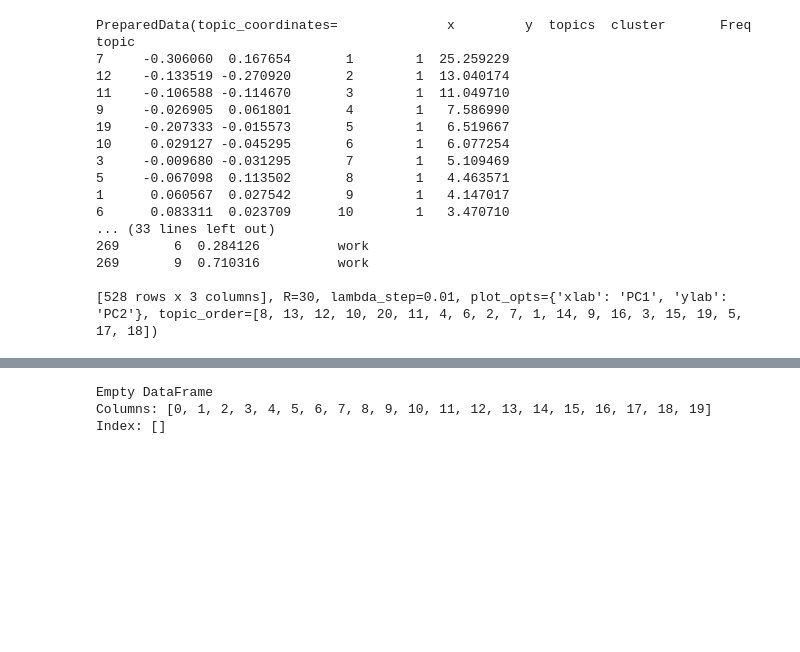
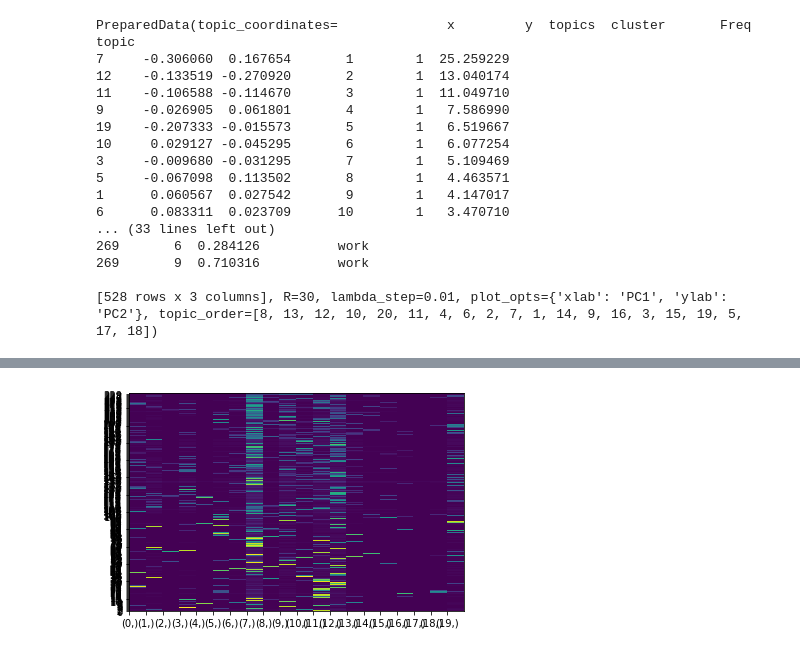
Before and after one commit to Damans227/Timg-5303-ML, a Jupyter notebook: Assignment-3.ipynb, the cells around one changed output, grey strips where cells are left out. Cells and saved outputs as stored; diff of their text form; code cells hidden in the pictures; blank space fills up the shorter version.

```diff
--- a/Assignment-3.ipynb
+++ b/Assignment-3.ipynb
@@ -160,7 +177,7 @@ id2word[0]
 # Build LDA model
 lda_model = gensim.models.ldamodel.LdaModel(corpus=corpus,
                                            id2word=id2word,
-                                           num_topics=20,
+                                           num_topics=num_topics,
                                            random_state=100,
                                            update_every=1,
                                            chunksize=100,
@@ -216,15 +233,3 @@ topic
 269       9  0.710316          work
 
 [528 rows x 3 columns], R=30, lambda_step=0.01, plot_opts={'xlab': 'PC1', 'ylab': 'PC2'}, topic_order=[8, 13, 12, 10, 20, 11, 4, 6, 2, 7, 1, 14, 9, 16, 3, 15, 19, 5, 17, 18])
-# %%
-def getDocTopicWeight(lda_model,new_doc):
-    doc = prepare_text_for_lda(new_doc)
-    new_doc_bow = id2word.doc2bow(doc)
-    doc_topic_weights=lda_model.get_document_topics(new_doc_bow)
-    return doc_topic_weights
-# %%
-df_doctop = pd.DataFrame(columns=range(20))
-for a in data:
-    doc_topic_weights=getDocTopicWeight(lda_model,a)
-    df_doctop.append(doc_topic_weights)
-    print(doc_topic_weights)
@@ -249,6 +236,25 @@ for a in data:
-# %%
-print(df_doctop)
-# %% [output]
-Empty DataFrame
-Columns: [0, 1, 2, 3, 4, 5, 6, 7, 8, 9, 10, 11, 12, 13, 14, 15, 16, 17, 18, 19]
-Index: []
+# %%
+df_doctop = pd.DataFrame(np.zeros((len(data),num_topics),dtype=float), index=np.arange(len(data)), columns=[list(range(num_topics))])
+# %%
+count=0
+
+for a in data:
+    doc_topic_weights = getDocTopicWeight(lda_model, a)
+    for b in doc_topic_weights:
+        # df_doctop = pd.DataFrame(b columns=range(20))
+        df_doctop.at[count, b[0]] = b[1]
+
+        # df_doctop.append(b[1]: doc_topic_weights)
+    # print(doc_topic_weights[:][1])
+    count=count+1
+
+# Heatmap of weights
+plt.pcolor(df_doctop)
+plt.yticks(np.arange(0, len(df_doctop.index), 1), df_doctop.index)
+plt.xticks(np.arange(0, len(df_doctop.columns), 1), df_doctop.columns)
+plt.show()
+
+df_doctop['Assertion']=data
+df_doctop.to_csv("document_topic_weights.csv")
+# %% [output]
+[figure, added]
```
Also changed, not shown: parts of 6 cells of this notebook, 2 other files.
